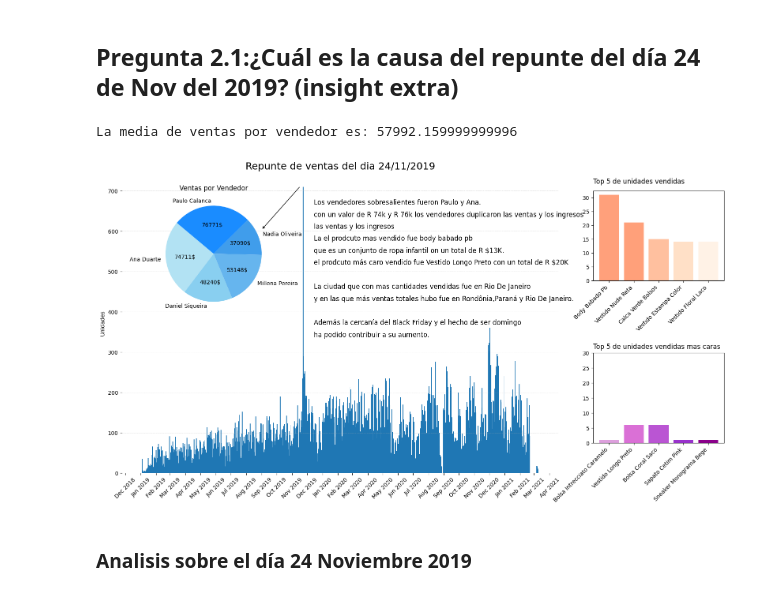
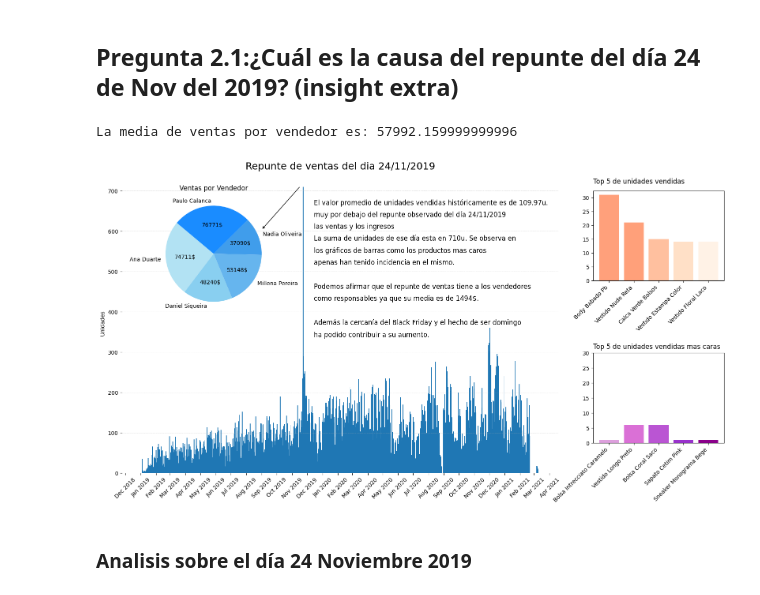
Before and after one commit to GabrielChavezC/Store_Sales_Analysis_SQL, a Jupyter notebook: Store_Sales_Analysis_SQL.ipynb, the cells around one changed output. Saved outputs shown, nothing was run; the diff lists cells and outputs as text; code cells hidden in the pictures.

```diff
--- a/Store_Sales_Analysis_SQL.ipynb
+++ b/Store_Sales_Analysis_SQL.ipynb
@@ -831,28 +831,22 @@ ax_text = ax.twinx()
 ax_text.axis('off')
 ax_text.text(1.08, 0.97, 'Top 5 de unidades vendidas', transform=ax_text.transAxes, va='center', ha='left', fontsize='12')
 ax_text.text(1.08, 0.42, f'Top 5 de unidades vendidas mas caras', transform=ax_text.transAxes, va='center', ha='left', fontsize='12')
-ax_text.text(0.44, 0.90, f'Los vendedores sobresalientes fueron Paulo y Ana. ', transform=ax_text.transAxes, va='center', ha='left', fontsize='12')
-#$\\bf{R \\$4M}$
-ax_text.text(0.44, 0.86, f'con un valor de R 74k y R 76k los vendedores duplicaron las ventas y los ingresos', transform=ax_text.transAxes, va='center', ha='left', fontsize='12')
+
 ax_text.text(0.44, 0.82, f'las ventas y los ingresos', transform=ax_text.transAxes, va='center', ha='left', fontsize='12')
-#ax_text.text(0.44, 0.90, f'El valor promedio de unidades vendidas históricamente es de {media_unidades}u. ', transform=ax_text.transAxes, va='center', ha='left', fontsize='12')
-#ax_text.text(0.44, 0.86, f'muy por debajo del repunte observado del día 24/11/2019', transform=ax_text.transAxes, va='center', ha='left', fontsize='12')
+ax_text.text(0.44, 0.90, f'El valor promedio de unidades vendidas históricamente es de {media_unidades}u. ', transform=ax_text.transAxes, va='center', ha='left', fontsize='12')
+ax_text.text(0.44, 0.86, f'muy por debajo del repunte observado del día 24/11/2019', transform=ax_text.transAxes, va='center', ha='left', fontsize='12')
 ax_text.text(0.44, 0.82, f'', transform=ax_text.transAxes, va='center', ha='left', fontsize='12')
 
-ax_text.text(0.44, 0.78, f'La el prodcuto mas vendido fue body babado pb ', transform=ax_text.transAxes, va='center', ha='left', fontsize='12')
-ax_text.text(0.44, 0.74, f'que es un conjunto de ropa infantil on un total de R $13K.', transform=ax_text.transAxes, va='center', ha='left', fontsize='12')
-ax_text.text(0.44, 0.70, f'el prodcuto más caro vendido fue Vestido Longo Preto con un total de R $20K', transform=ax_text.transAxes, va='center', ha='left', fontsize='12')
 
-#ax_text.text(0.44, 0.78, f'La suma de unidades de ese día esta en {suma_unidades}u. Se observa en ', transform=ax_text.transAxes, va='center', ha='left', fontsize='12')
-#ax_text.text(0.44, 0.74, f'los gráficos de barras como los productos mas caros', transform=ax_text.transAxes, va='center', ha='left', fontsize='12')
-#ax_text.text(0.44, 0.70, f'apenas han tenido incidencia en el mismo.', transform=ax_text.transAxes, va='center', ha='left', fontsize='12')
+
+ax_text.text(0.44, 0.78, f'La suma de unidades de ese día esta en {suma_unidades}u. Se observa en ', transform=ax_text.transAxes, va='center', ha='left', fontsize='12')
+ax_text.text(0.44, 0.74, f'los gráficos de barras como los productos mas caros', transform=ax_text.transAxes, va='center', ha='left', fontsize='12')
+ax_text.text(0.44, 0.70, f'apenas han tenido incidencia en el mismo.', transform=ax_text.transAxes, va='center', ha='left', fontsize='12')
 ax_text.text(0.44, 0.66, f'', transform=ax_text.transAxes, va='center', ha='left', fontsize='12')
 
-ax_text.text(0.44, 0.62, f'La ciudad que con mas cantidades vendidas fue en Rio De Janeiro', transform=ax_text.transAxes, va='center', ha='left', fontsize='12')
-ax_text.text(0.44, 0.58, f'y en las que más ventas totales hubo fue en Rondônia,Paraná y Rio De Janeiro.', transform=ax_text.transAxes, va='center', ha='left', fontsize='12')
 
-#ax_text.text(0.44, 0.62, f'Podemos afirmar que el repunte de ventas tiene a los vendedores', transform=ax_text.transAxes, va='center', ha='left', fontsize='12')
-#ax_text.text(0.44, 0.58, f'como responsables ya que su media es de 1494$.', transform=ax_text.transAxes, va='center', ha='left', fontsize='12')
+ax_text.text(0.44, 0.62, f'Podemos afirmar que el repunte de ventas tiene a los vendedores', transform=ax_text.transAxes, va='center', ha='left', fontsize='12')
+ax_text.text(0.44, 0.58, f'como responsables ya que su media es de 1494$.', transform=ax_text.transAxes, va='center', ha='left', fontsize='12')
 ax_text.text(0.44, 0.54, f'', transform=ax_text.transAxes, va='center', ha='left', fontsize='12')
 ax_text.text(0.44, 0.50, f'Además la cercanía del Black Friday y el hecho de ser domingo', transform=ax_text.transAxes, va='center', ha='left', fontsize='12')
 ax_text.text(0.44, 0.46, f'ha podido contribuir a su aumento.', transform=ax_text.transAxes, va='center', ha='left', fontsize='12')
@@ -867,34 +861,34 @@ bar_ax = ax.inset_axes([1.08, 0.64, 0.3, 0.3])  # Posición y tamaño del gráfi
 bar_ax.bar(range(len(top_5_productos['producto'])), top_5_productos['cantidad_total'], color=colors)
 # Asignar los nombres de los productos como etiquetas del eje x
 bar_ax.set_xticks(range(len(top_5_productos['producto'])))
 bar_ax.set_xticklabels(top_5_productos['producto'], rotation=45, ha='right')
 
 # Crear un nuevo eje para el gráfico de barras
 bar_ax = ax.inset_axes([1.08, 0.10, 0.3, 0.3])  # Posición y tamaño del gráfico de barras
 # Dibujar el gráfico de barras verticales
 bar_ax.bar(range(len(df_productos_5_caros['producto'])), df_productos_5_caros['cantidad_total'], color=colores_caros)
 # Asignar los nombres de los productos como etiquetas del eje x
 bar_ax.set_xticks(range(len(df_productos_5_caros['producto'])))
 bar_ax.set_xticklabels(df_productos_5_caros['producto'], rotation=45, ha='right')
 #bar_ax.set_ylabel('Top productos mas caros')
 
 # Ajustar el límite del eje y para que llegue hasta 30
 bar_ax.set_ylim(0, 30)
 
 # Crear un gráfico de pastel con los totales de ventas por vendedor
 pie_ax = ax.inset_axes([0.01, 0.53, 0.4, 0.4])  # Posición y tamaño del gráfico de pastel
 pie_ax.pie(df_vendedores['Total_neto'], labels=df_vendedores['nombre_vendedor'], autopct=lambda p: f'{p * sum(df_vendedores["Total_neto"]) / 100:.0f}$', startangle=140, colors=colores_vendedores)
 pie_ax.set_title('Ventas por Vendedor')
 
 # Añadir la flecha desde el gráfico de pastel
 pie_ax.annotate('', xy=(1, 0.5), xytext=(1.8, 1.4), arrowprops=dict(facecolor='black', arrowstyle='->'))
 plt.tight_layout()
 
 # Mostrar el gráfico
 plt.show()
 # %% [output]
 La media de ventas por vendedor es: 57992.159999999996
-[figure, old version]
+[figure, new version]
 # %% [markdown]
 ### Analisis sobre el día 24 Noviembre 2019
 # %%
```
Also changed, not shown: parts of 7 cells of this notebook.
